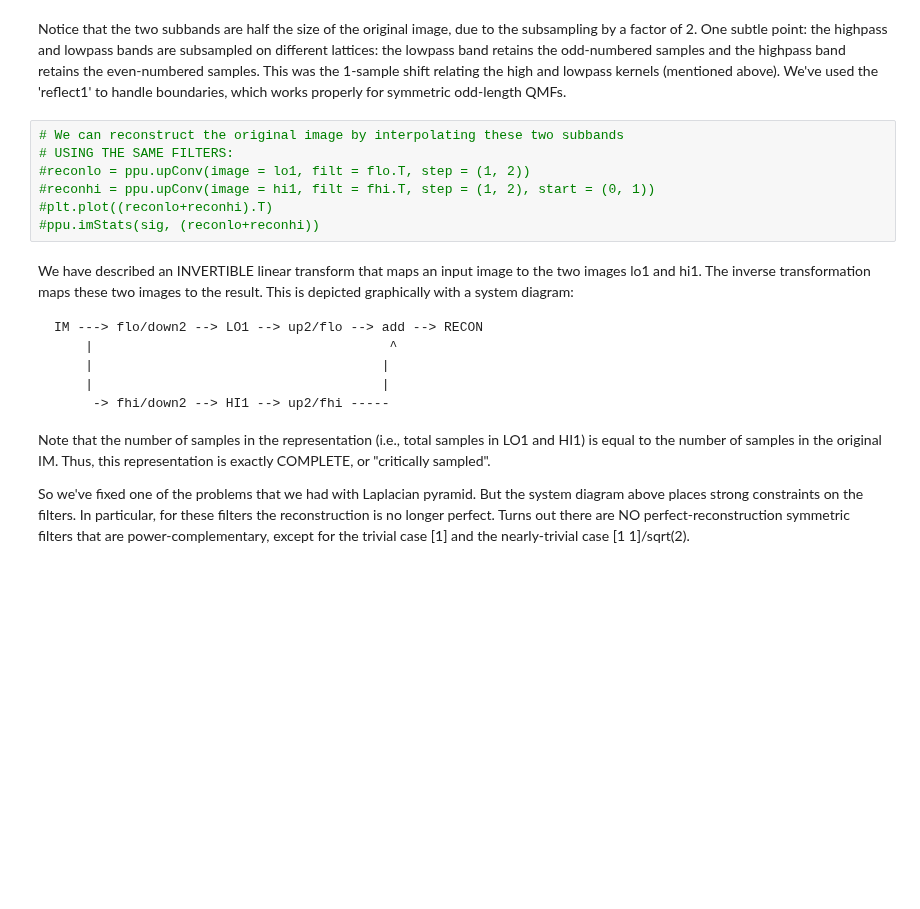
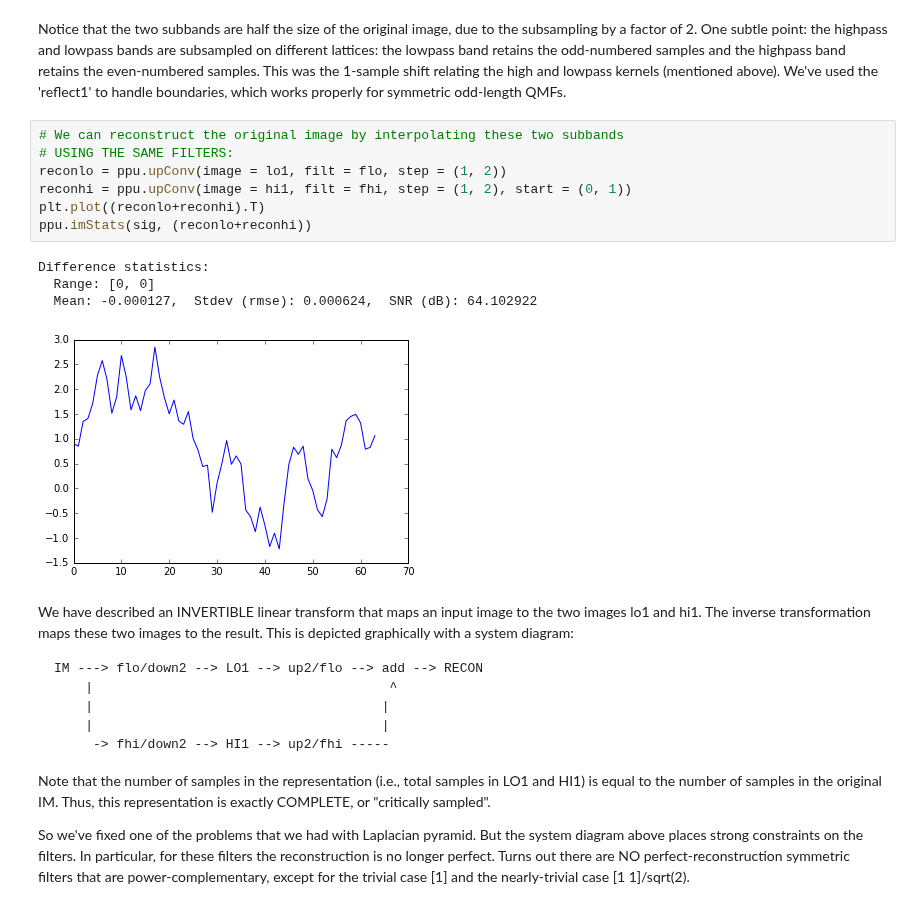
Before and after one commit to LabForComputationalVision/pyrtools, a Jupyter notebook: pyramids.ipynb, the cells around one changed output. Drawn from its saved outputs; the diff is of its cells as text; blank space fills up the shorter version.

Commit message:
fixed all issues with ipython notebook and fixed reconSFpyr to reconPyr like for all the other pyramids

```diff
--- a/pyramids.ipynb
+++ b/pyramids.ipynb
@@ -516,10 +488,15 @@ works properly for symmetric odd-length QMFs.
 # %%
 # We can reconstruct the original image by interpolating these two subbands
 # USING THE SAME FILTERS:
-#reconlo = ppu.upConv(image = lo1, filt = flo.T, step = (1, 2))
-#reconhi = ppu.upConv(image = hi1, filt = fhi.T, step = (1, 2), start = (0, 1))
-#plt.plot((reconlo+reconhi).T)
-#ppu.imStats(sig, (reconlo+reconhi))
+reconlo = ppu.upConv(image = lo1, filt = flo, step = (1, 2))
+reconhi = ppu.upConv(image = hi1, filt = fhi, step = (1, 2), start = (0, 1))
+plt.plot((reconlo+reconhi).T)
+ppu.imStats(sig, (reconlo+reconhi))
+# %% [output]
+Difference statistics:
+  Range: [0, 0]
+  Mean: -0.000127,  Stdev (rmse): 0.000624,  SNR (dB): 64.102922
+[figure, added]
 # %% [markdown]
 We have described an INVERTIBLE linear transform that maps an input
 image to the two images lo1 and hi1.  The inverse transformation
```
Also changed, not shown: parts of 45 cells of this notebook, 3 other files.
